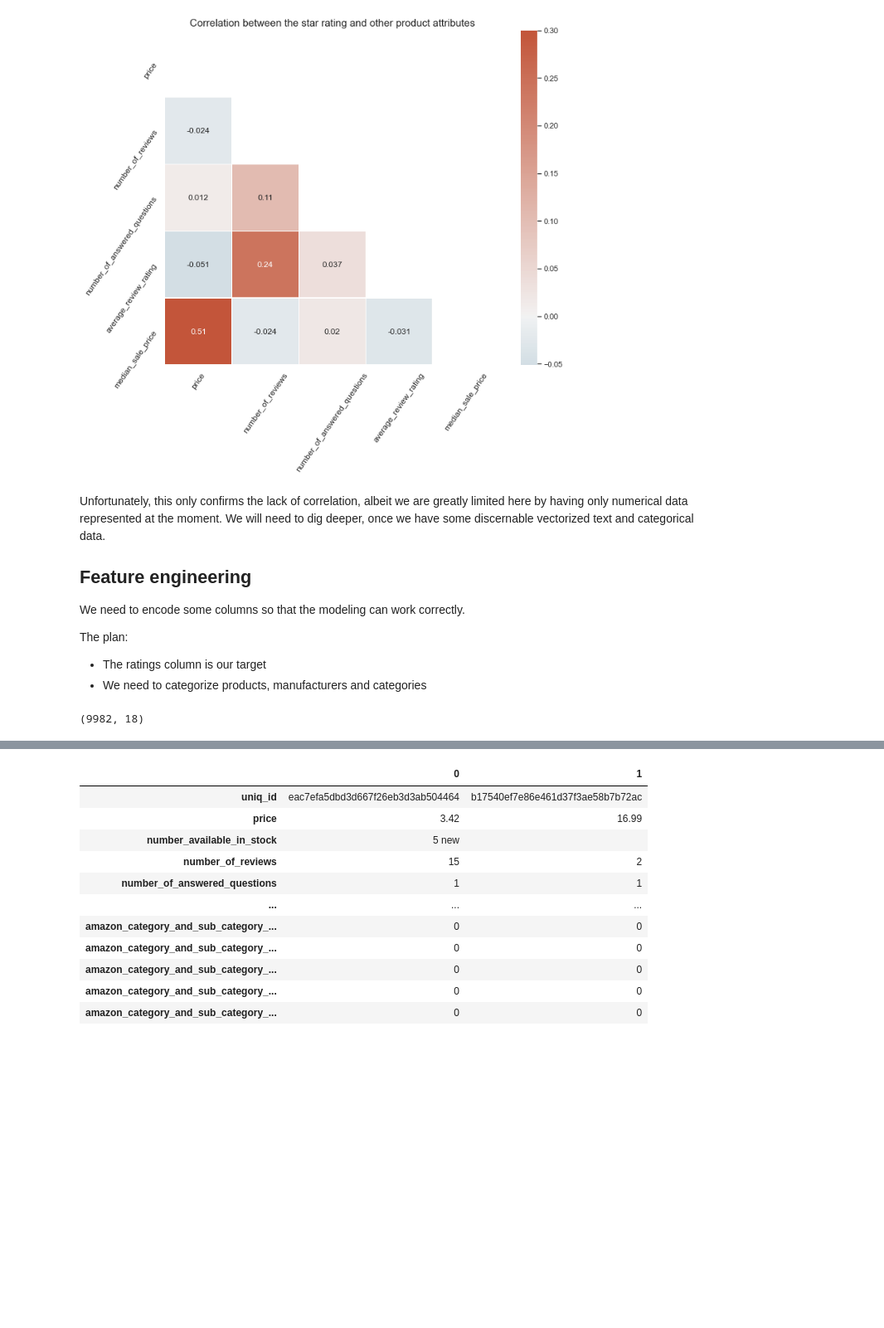
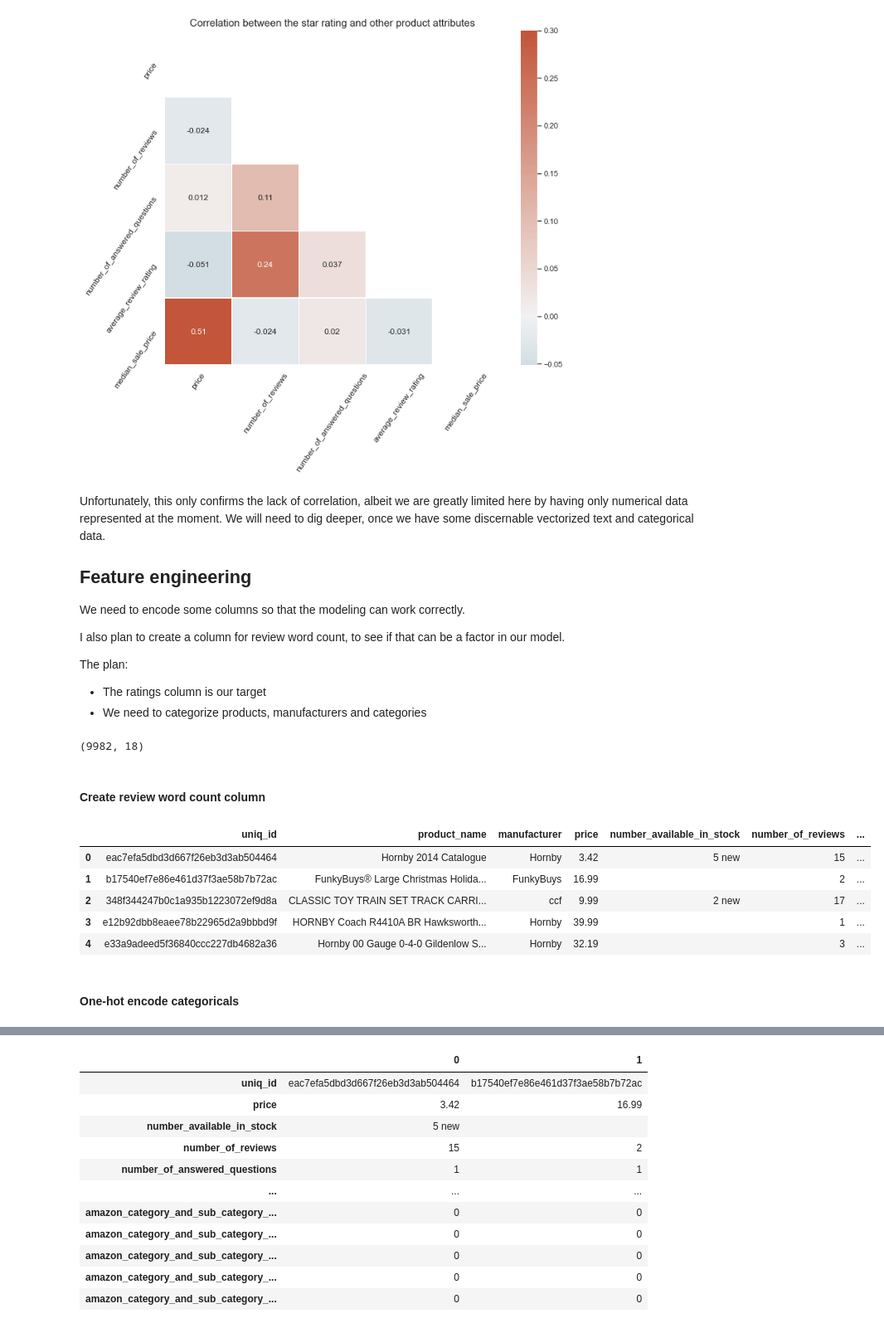
Before and after one commit to cotica/capstone, a Jupyter notebook: code/Amazon-product-catalog-cleaning-EDA.ipynb, the cells around one changed output, grey strips where cells are left out. Shown at 83% size. Saved outputs shown, nothing was run; the diff lists cells and outputs as text; code cells hidden in the pictures; blank space fills up the shorter version.

Commit message:
Adding feature eng column for avg word count per product review and updating output file to model on

```diff
--- a/code/Amazon-product-catalog-cleaning-EDA.ipynb
+++ b/code/Amazon-product-catalog-cleaning-EDA.ipynb
@@ -775,6 +775,8 @@ Unfortunately, this only confirms the lack of correlation, albeit we are greatly
 
 We need to encode some columns so that the modeling can work correctly.
 
+I also plan to create a column for review word count, to see if that can be a factor in our model.
+
 The plan:
 
 * The ratings column is our target
@@ -784,6 +786,27 @@ The plan:
 ecom.shape
 # %% [output]
 (9982, 18)
+# %% [markdown]
+#### Create review word count column
+# %%
+#create word count column
+#NOTE: we observed earlier that the reviews are all stashed into a single observation.
+#we may need to DIVIDE the total word count by the number of reviews column here!
+#This code borrows from the FB status parser lab
+
+ecom['word_count'] = ecom['customer_reviews'].map(lambda x: len(x.split()))
+ecom['avg_word_count'] = ecom['word_count']/ecom['number_of_reviews']
+# %%
+ecom.head()
+# %% [output]
+|  | uniq_id | product_name | manufacturer | price | number_available_in_stock | number_of_reviews | ... |
+| 0 | eac7efa5dbd3d667f26eb3d3ab504464 | Hornby 2014 Catalogue | Hornby | 3.42 | 5 new | 15 | ... |
+| 1 | b17540ef7e86e461d37f3ae58b7b72ac | FunkyBuys® Large Christmas Holida... | FunkyBuys | 16.99 |  | 2 | ... |
+| 2 | 348f344247b0c1a935b1223072ef9d8a | CLASSIC TOY TRAIN SET TRACK CARRI... | ccf | 9.99 | 2 new | 17 | ... |
+| 3 | e12b92dbb8eaee78b22965d2a9bbbd9f | HORNBY Coach R4410A BR Hawksworth... | Hornby | 39.99 |  | 1 | ... |
+| 4 | e33a9adeed5f36840ccc227db4682a36 | Hornby 00 Gauge 0-4-0 Gildenlow S... | Hornby | 32.19 |  | 3 | ... |
+# %% [markdown]
+#### One-hot encode categoricals
 # %%
 #one-hot encode manufs, product name and product categories
 
```
Also changed, not shown: parts of 2 cells of this notebook, 2 other files.
